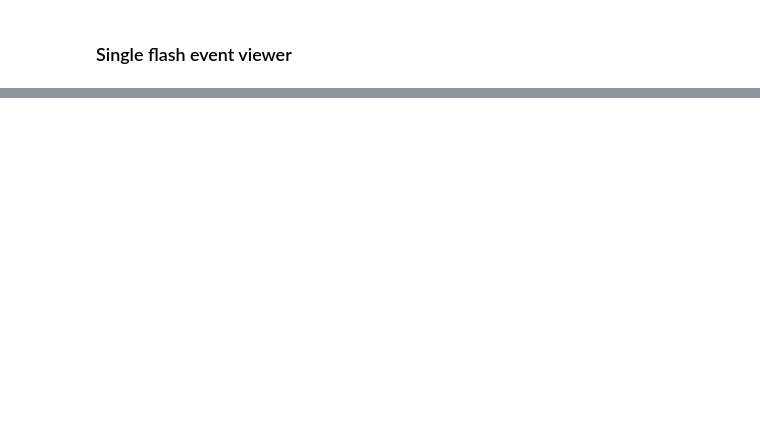
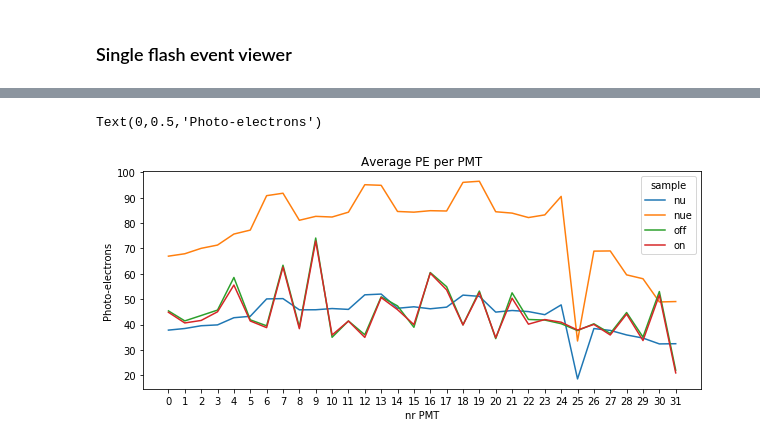
Before and after one commit to Wouter-VDP/MCC9_FlashID, a Jupyter notebook: FlashHypothesis.ipynb, the cells around one changed output, grey strips where cells are left out. Cells and saved outputs as stored; diff of their text form; code cells hidden in the pictures; blank space fills up the shorter version.

```diff
--- a/FlashHypothesis.ipynb
+++ b/FlashHypothesis.ipynb
@@ -288,0 +131,21 @@ NameError: name 'gr' is not defined
+# %%
+# Save the PE values of beam flashes in a seperate numpy array:
+# For the rolling sample, We only want to compare the PE rates with the run3/4 part
+# https://microboone-exp.fnal.gov/at_work/AnalysisTools/data/ub_datasets_optfilter.html
+
+#sample_names = ['nue','nu','on','off']
+#file_flashes
+
+#scales = [scale_nue, scale_nu, scale_on, scale_off]
+scales = [0.0009510529046483252, 0.22770676408583113, 1, 1.00680224314536]
+
+df_pe = []
+for f,s,w in zip(file_flashes, sample_names,scales):
+    pes = np.array(file_flashes[s].array("peSpectrum"))
+    pes = pes.astype(float)
+    print(len(pes))
+    df = pd.DataFrame(pes)
+    df['weight'] = w
+    df['sample'] = s
+    df_pe.append(df)
+df_pe = pd.concat(df_pe)
@@ -288,0 +157,5 @@ NameError: name 'gr' is not defined
+# %%
+cols = ["PMT"+str(i) for i in rangePMT]
+cols.extend(df_pe.columns[-2:])
+df_pe.columns = cols
+df_pe.head()
@@ -288,0 +170,3 @@ NameError: name 'gr' is not defined
+# %%
+means = df_pe.groupby(['sample']).mean()
+print(means)
@@ -288,0 +191,11 @@ NameError: name 'gr' is not defined
+# %%
+df = means.transpose()
+df.drop(df.tail(1).index,inplace=True)
+# %%
+ax = df.plot(title='Average PE per PMT', xticks=rangePMT, figsize=(10,4))
+ax.set_xticklabels(rangePMT)
+ax.set_xlabel("nr PMT")
+ax.set_ylabel("Photo-electrons")
+# %% [output]
+Text(0,0.5,'Photo-electrons')
+[figure, added]
```
Also changed, not shown: parts of 18 cells of this notebook, 2 other files.
